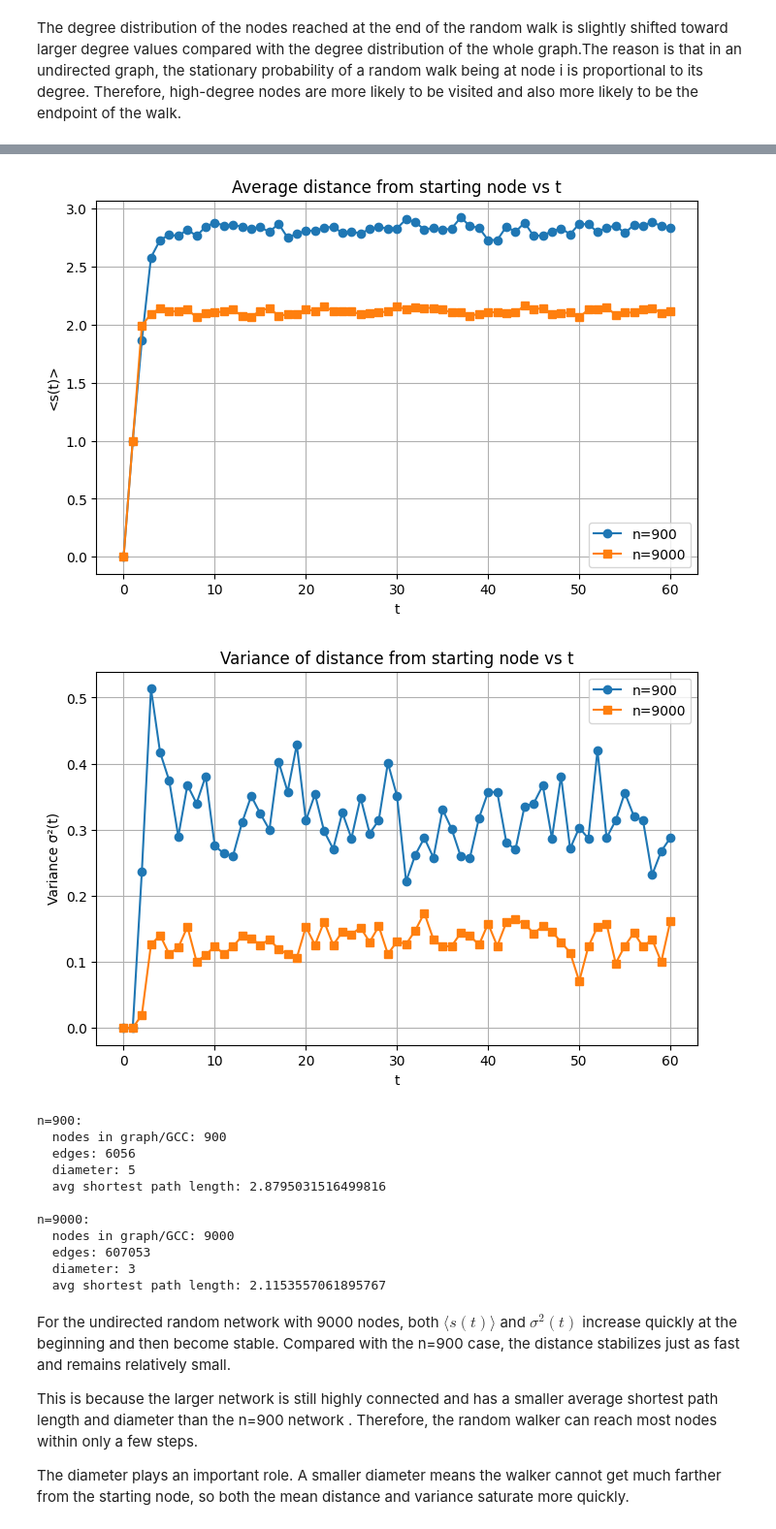
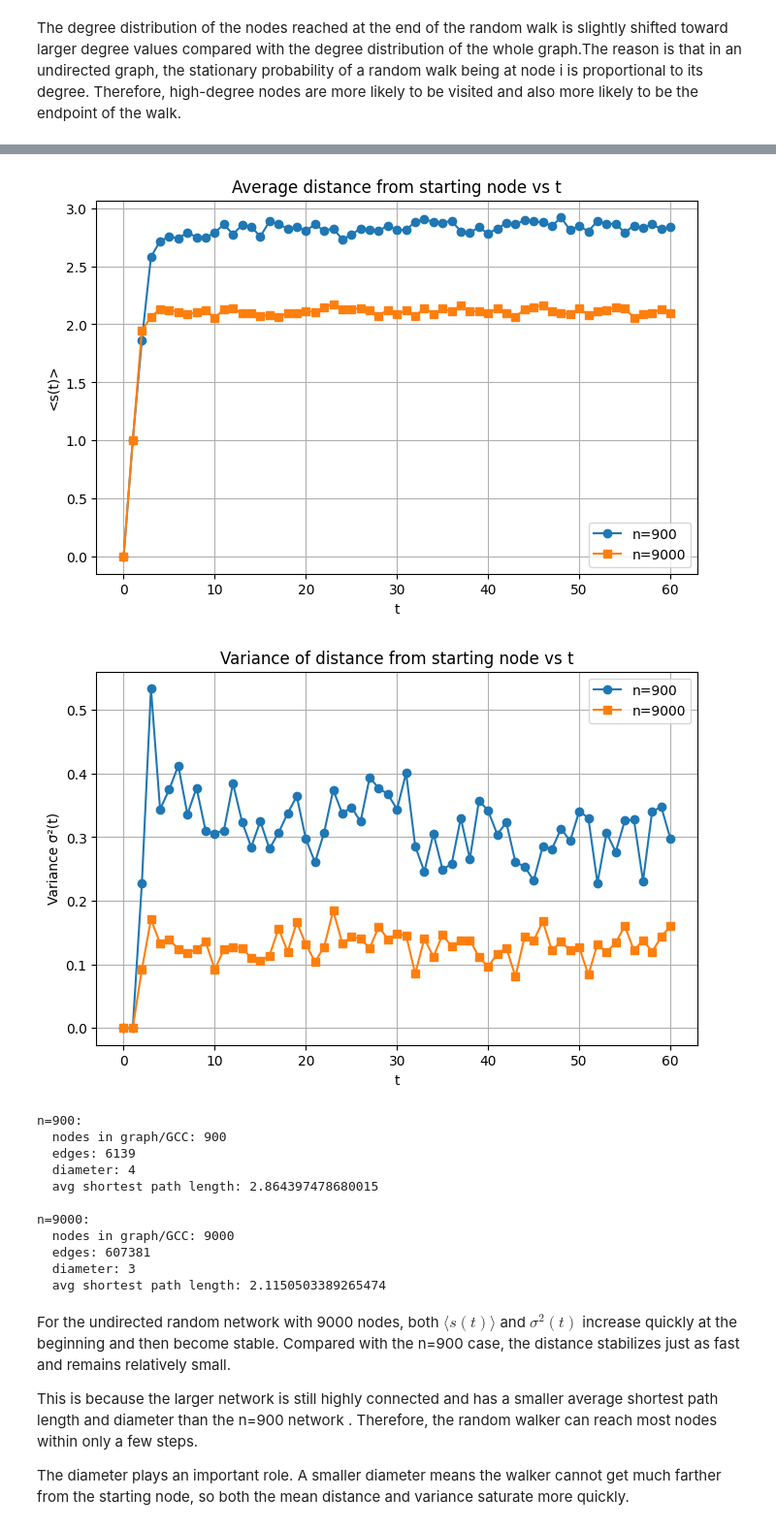
Before and after one commit to cq88661/232e-proj1, a Jupyter notebook: 232eproj1(2_1).ipynb, the cells around one changed output, grey strips where cells are left out. Shown at 97% size. Cells and saved outputs as stored; diff of their text form; code cells hidden in the pictures.

```diff
--- a/232eproj1(2_1).ipynb
+++ b/232eproj1(2_1).ipynb
@@ -156,21 +210,25 @@ The degree distribution of the nodes reached at the end of the random walk is sl
 # %%
-import networkx as nx
+import igraph as ig
 import numpy as np
 import matplotlib.pyplot as plt
 import random
 
 def random_walk_distance_stats(n, p, max_steps=60, num_trials=200, seed=42):
-    G = nx.gnp_random_graph(n, p, seed=seed)
+    random.seed(seed)
+    np.random.seed(seed)
 
-    # If not connected, use GCC
-    if not nx.is_connected(G):
-        gcc_nodes = max(nx.connected_components(G), key=len)
-        G = G.subgraph(gcc_nodes).copy()
+    g = ig.Graph.Erdos_Renyi(
+        n=n,
+        p=p,
+        directed=False,
+        loops=False
+    )
 
-    nodes = list(G.nodes())
+    if not g.is_connected():
+        g = g.components().giant()
+
+    nodes = list(range(g.vcount()))
     distances_over_time = np.zeros((num_trials, max_steps + 1))
-
-    random.seed(seed)
 
     for trial in range(num_trials):
         start = random.choice(nodes)
@@ -178,76 +236,77 @@ def random_walk_distance_stats(n, p, max_steps=60, num_trials=200, seed=42):
         distances_over_time[trial, 0] = 0
 
         for t in range(1, max_steps + 1):
-            neighbors = list(G.neighbors(current))
+            neighbors = g.neighbors(current)
             current = random.choice(neighbors)
 
-            dist = nx.shortest_path_length(G, source=start, target=current)
+            dist = g.distances(source=start, target=current)[0][0]
             distances_over_time[trial, t] = dist
 
     mean_distance = distances_over_time.mean(axis=0)
     variance_distance = distances_over_time.var(axis=0)
 
-    return G, mean_distance, variance_distance
+    return g, mean_distance, variance_distance
 
 
 p = 0.015
 max_steps = 60
 num_trials = 200
 
-G_900, mean_900, var_900 = random_walk_distance_stats(
+g_900, mean_900, var_900 = random_walk_distance_stats(
     n=900, p=p, max_steps=max_steps, num_trials=num_trials, seed=42
 )
 
-G_9000, mean_9000, var_9000 = random_walk_distance_stats(
+g_9000, mean_9000, var_9000 = random_walk_distance_stats(
     n=9000, p=p, max_steps=max_steps, num_trials=num_trials, seed=123
 )
 
+# Mean distance
 plt.figure(figsize=(8, 5))
 plt.plot(range(max_steps + 1), mean_900, marker='o', label='n=900')
 plt.plot(range(max_steps + 1), mean_9000, marker='s', label='n=9000')
 plt.xlabel("t")
 plt.ylabel("<s(t)>")
 plt.title("Average distance from starting node vs t")
 plt.legend()
 plt.grid(True)
 plt.show()
 
+# Variance
 plt.figure(figsize=(8, 5))
 plt.plot(range(max_steps + 1), var_900, marker='o', label='n=900')
 plt.plot(range(max_steps + 1), var_9000, marker='s', label='n=9000')
 plt.xlabel("t")
 plt.ylabel("Variance σ²(t)")
 plt.title("Variance of distance from starting node vs t")
 plt.legend()
 plt.grid(True)
 plt.show()
 
-# Print some structural properties
 print("n=900:")
-print("  nodes in graph/GCC:", G_900.number_of_nodes())
-print("  edges:", G_900.number_of_edges())
-print("  diameter:", nx.diameter(G_900))
-print("  avg shortest path length:", nx.average_shortest_path_length(G_900))
+print("  nodes in graph/GCC:", g_900.vcount())
+print("  edges:", g_900.ecount())
+print("  diameter:", g_900.diameter())
+print("  avg shortest path length:", g_900.average_path_length())
 
 print("\nn=9000:")
-print("  nodes in graph/GCC:", G_9000.number_of_nodes())
-print("  edges:", G_9000.number_of_edges())
-print("  diameter:", nx.diameter(G_9000))
-print("  avg shortest path length:", nx.average_shortest_path_length(G_9000))
+print("  nodes in graph/GCC:", g_9000.vcount())
+print("  edges:", g_9000.ecount())
+print("  diameter:", g_9000.diameter())
+print("  avg shortest path length:", g_9000.average_path_length())
 # %% [output]
-[figure, old version]
+[figure, new version]
-[figure, old version]
+[figure, new version]
 n=900:
   nodes in graph/GCC: 900
-  edges: 6056
-  diameter: 5
-  avg shortest path length: 2.8795031516499816
+  edges: 6139
+  diameter: 4
+  avg shortest path length: 2.864397478680015
 
 n=9000:
   nodes in graph/GCC: 9000
-  edges: 607053
+  edges: 607381
   diameter: 3
-  avg shortest path length: 2.1153557061895767
+  avg shortest path length: 2.1150503389265474
 # %% [markdown]
 For the undirected random network with 9000 nodes, both $\langle s(t)\rangle$ and $\sigma^2(t)$ increase quickly at the beginning and then become stable. Compared with the n=900 case, the distance stabilizes just as fast and remains relatively small.
 
```
Also changed, not shown: parts of 9 cells of this notebook.
